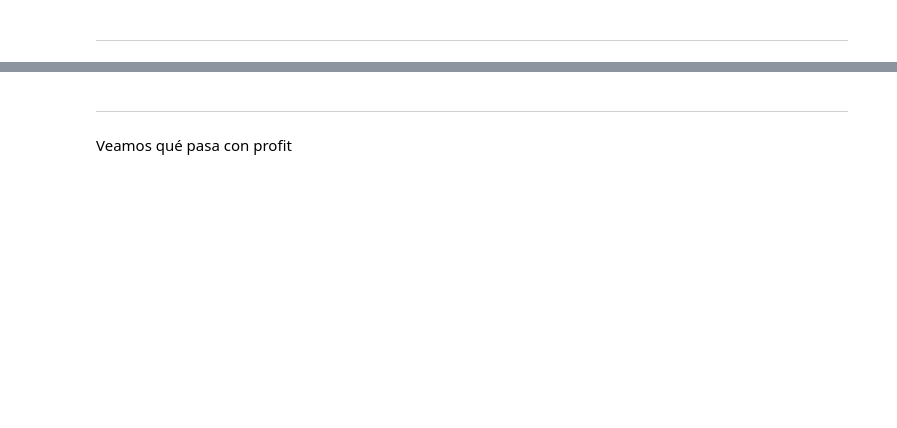
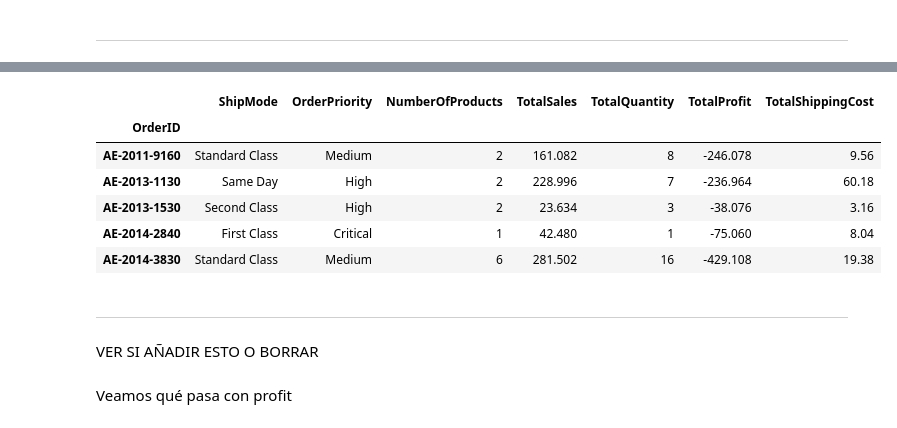
Before and after one commit to SupernovaIa/Proyecto-9-Global-Trade-Insights-Clustering-and-Regression, a Jupyter notebook: notebook/01-EDA.ipynb, the cells around one changed output, grey strips where cells are left out. Saved outputs shown, nothing was run; the diff lists cells and outputs as text; code cells hidden in the pictures; blank space fills up the shorter version.

```diff
--- a/notebook/01-EDA.ipynb
+++ b/notebook/01-EDA.ipynb
@@ -671,0 +888,26 @@ En este caso, la mitad de los pedidos están asociados a 1 único producto mient
+# %%
+df_orders = df.groupby('OrderID').agg({
+    'ShipMode': 'first',
+    'OrderPriority': 'first',
+    'ProductID': 'nunique',
+    'Sales': 'sum',
+    'Quantity': 'sum',
+    'Profit': 'sum',
+    'ShippingCost': 'sum'
+}).rename(columns={
+    'ProductID': 'NumberOfProducts',
+    'Sales': 'TotalSales',
+    'Quantity': 'TotalQuantity',
+    'Profit': 'TotalProfit',
+    'ShippingCost': 'TotalShippingCost'
+})
+# %%
+df_orders.head()
+# %% [output]
+|  | ShipMode | OrderPriority | NumberOfProducts | TotalSales | TotalQuantity | TotalProfit | TotalShippingCost |
+| OrderID |  |  |  |  |  |  |  |
+| AE-2011-9160 | Standard Class | Medium | 2 | 161.082 | 8 | -246.078 | 9.56 |
+| AE-2013-1130 | Same Day | High | 2 | 228.996 | 7 | -236.964 | 60.18 |
+| AE-2013-1530 | Second Class | High | 2 | 23.634 | 3 | -38.076 | 3.16 |
+| AE-2014-2840 | First Class | Critical | 1 | 42.480 | 1 | -75.060 | 8.04 |
+| AE-2014-3830 | Standard Class | Medium | 6 | 281.502 | 16 | -429.108 | 19.38 |
@@ -672,5 +916,7 @@ En este caso, la mitad de los pedidos están asociados a 1 único producto mient
 # %% [markdown]
 ---
+# %% [markdown]
+VER SI AÑADIR ESTO O BORRAR
 # %% [markdown]
 Veamos qué pasa con profit
 # %%
```
Also changed, not shown: parts of 59 cells of this notebook, 3 other files.
